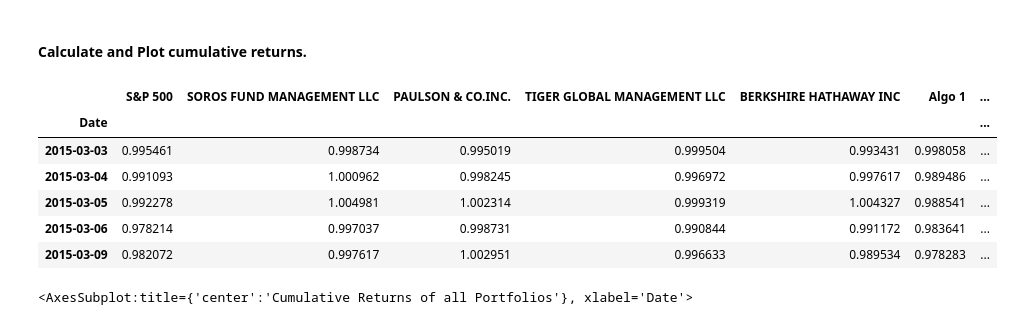
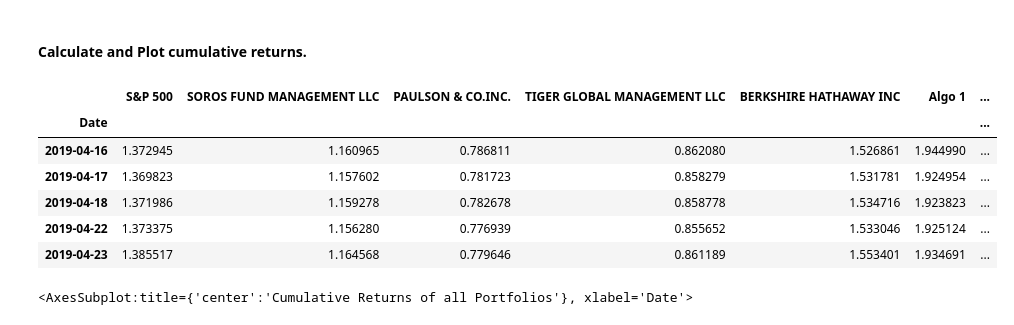
Before and after one commit to joeyh2/portfolio-analysis, a Jupyter notebook: whale_analysis.ipynb, the cells around one changed output. Cells and saved outputs as stored; diff of their text form; code cells hidden in the pictures.

```diff
--- a/whale_analysis.ipynb
+++ b/whale_analysis.ipynb
@@ -234,15 +239,15 @@ combined_returns.plot(figsize = (12,8))
 # %%
 # Calculate cumulative returns of all portfolios
 cumulative_returns = (1 + combined_returns).cumprod()
-cumulative_returns.head()
+cumulative_returns.tail()
 # %% [output]
 |  | S&P 500 | SOROS FUND MANAGEMENT LLC | PAULSON & CO.INC. | TIGER GLOBAL MANAGEMENT LLC | BERKSHIRE HATHAWAY INC | Algo 1 | ... |
 | Date |  |  |  |  |  |  | ... |
-| 2015-03-03 | 0.995461 | 0.998734 | 0.995019 | 0.999504 | 0.993431 | 0.998058 | ... |
-| 2015-03-04 | 0.991093 | 1.000962 | 0.998245 | 0.996972 | 0.997617 | 0.989486 | ... |
-| 2015-03-05 | 0.992278 | 1.004981 | 1.002314 | 0.999319 | 1.004327 | 0.988541 | ... |
-| 2015-03-06 | 0.978214 | 0.997037 | 0.998731 | 0.990844 | 0.991172 | 0.983641 | ... |
-| 2015-03-09 | 0.982072 | 0.997617 | 1.002951 | 0.996633 | 0.989534 | 0.978283 | ... |
+| 2019-04-16 | 1.372945 | 1.160965 | 0.786811 | 0.862080 | 1.526861 | 1.944990 | ... |
+| 2019-04-17 | 1.369823 | 1.157602 | 0.781723 | 0.858279 | 1.531781 | 1.924954 | ... |
+| 2019-04-18 | 1.371986 | 1.159278 | 0.782678 | 0.858778 | 1.534716 | 1.923823 | ... |
+| 2019-04-22 | 1.373375 | 1.156280 | 0.776939 | 0.855652 | 1.533046 | 1.925124 | ... |
+| 2019-04-23 | 1.385517 | 1.164568 | 0.779646 | 0.861189 | 1.553401 | 1.934691 | ... |
 # %%
 # Plot cumulative returns
 cumulative_returns.plot(figsize=(15,10), title = ("Cumulative Returns of all Portfolios"))
```
Also changed, not shown: parts of 26 cells of this notebook, 3 other files.
